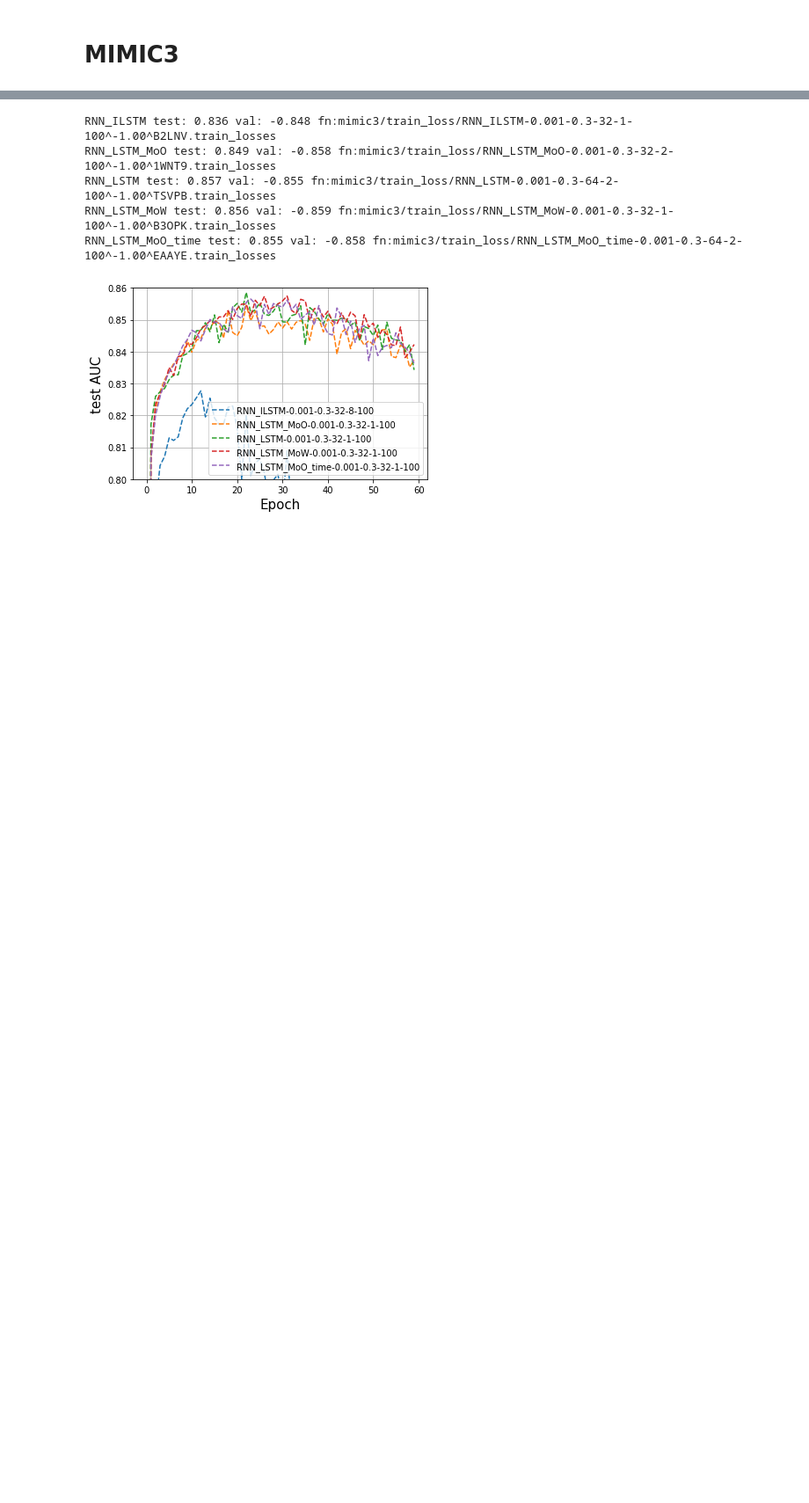
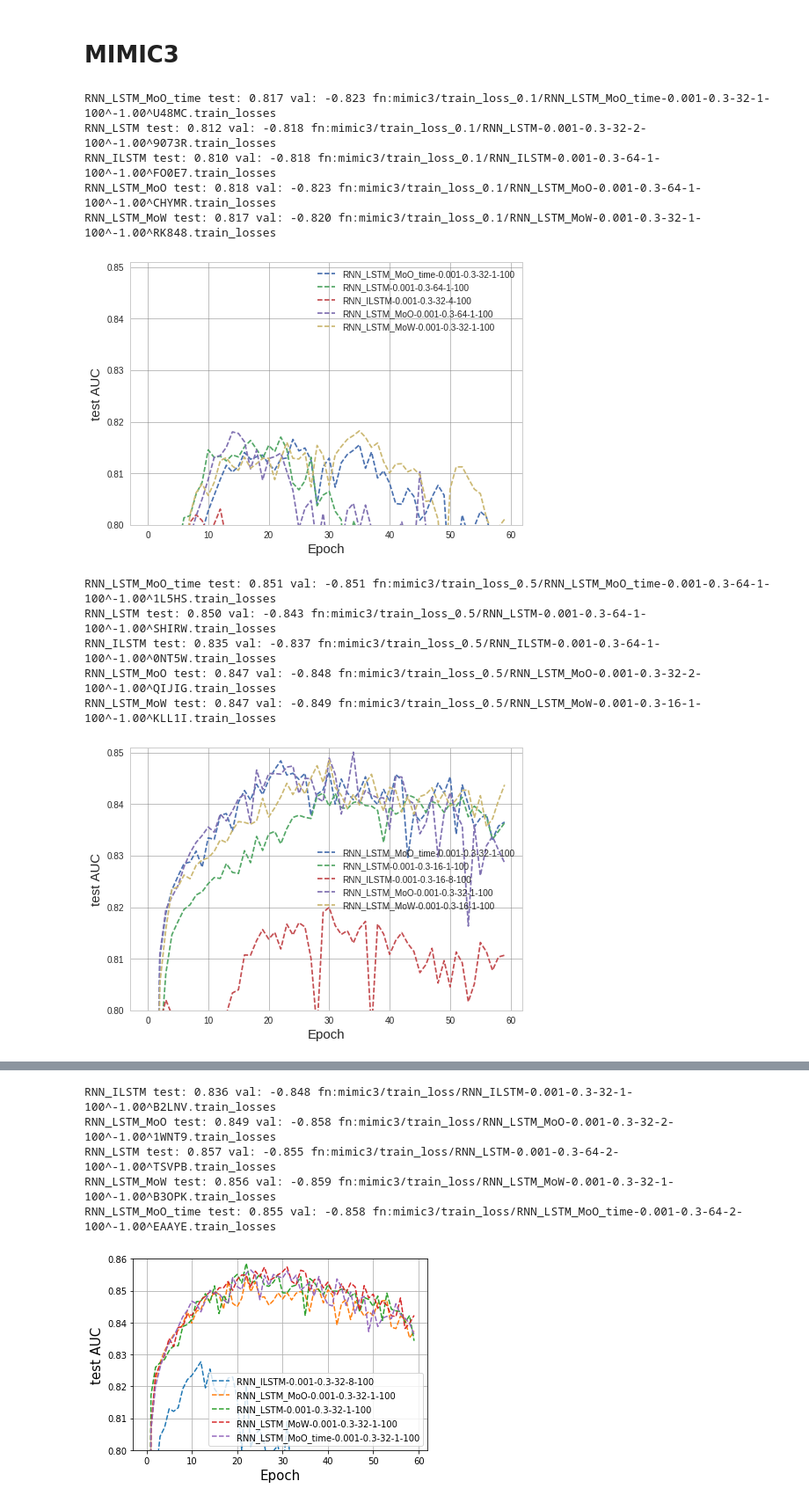
Before and after one commit to nathanwang000/sequence_fun, a Jupyter notebook: SelectivelyShareWeights_relaxedRNN.ipynb, the cells around one changed output, grey strips where cells are left out. Shown at 88% size. Saved outputs shown, nothing was run; the diff lists cells and outputs as text; code cells hidden in the pictures; blank space fills up the shorter version.

```diff
--- a/SelectivelyShareWeights_relaxedRNN.ipynb
+++ b/SelectivelyShareWeights_relaxedRNN.ipynb
@@ -26,2 +91,22 @@ torch.set_num_threads(1)
 # %% [markdown]
 # MIMIC3
+# %%
+plot_best_test('mimic3/train_loss_0.1/*.train_losses', ylabel='AUC', ylim=[0.8, 0.851], q_low=25, q_high=75)
+plot_best_test('mimic3/train_loss_0.5/*.train_losses', ylabel='AUC', ylim=[0.8, 0.851], q_low=25, q_high=75)
+
+#plot_best('mimic3/train_loss_0.1/*.train_errors')
+#plot_best('mimic3/train_loss/*.train_errors')
+#plot_best('mimic3/train_loss/*.val_errors')
+# %% [output]
+RNN_LSTM_MoO_time test: 0.817 val: -0.823 fn:mimic3/train_loss_0.1/RNN_LSTM_MoO_time-0.001-0.3-32-1-100^-1.00^U48MC.train_losses
+RNN_LSTM test: 0.812 val: -0.818 fn:mimic3/train_loss_0.1/RNN_LSTM-0.001-0.3-32-2-100^-1.00^9073R.train_losses
+RNN_ILSTM test: 0.810 val: -0.818 fn:mimic3/train_loss_0.1/RNN_ILSTM-0.001-0.3-64-1-100^-1.00^FO0E7.train_losses
+RNN_LSTM_MoO test: 0.818 val: -0.823 fn:mimic3/train_loss_0.1/RNN_LSTM_MoO-0.001-0.3-64-1-100^-1.00^CHYMR.train_losses
+RNN_LSTM_MoW test: 0.817 val: -0.820 fn:mimic3/train_loss_0.1/RNN_LSTM_MoW-0.001-0.3-32-1-100^-1.00^RK848.train_losses
+[figure, added]
+RNN_LSTM_MoO_time test: 0.851 val: -0.851 fn:mimic3/train_loss_0.5/RNN_LSTM_MoO_time-0.001-0.3-64-1-100^-1.00^1L5HS.train_losses
+RNN_LSTM test: 0.850 val: -0.843 fn:mimic3/train_loss_0.5/RNN_LSTM-0.001-0.3-64-1-100^-1.00^SHIRW.train_losses
+RNN_ILSTM test: 0.835 val: -0.837 fn:mimic3/train_loss_0.5/RNN_ILSTM-0.001-0.3-64-1-100^-1.00^0NT5W.train_losses
+RNN_LSTM_MoO test: 0.847 val: -0.848 fn:mimic3/train_loss_0.5/RNN_LSTM_MoO-0.001-0.3-32-2-100^-1.00^QIJIG.train_losses
+RNN_LSTM_MoW test: 0.847 val: -0.849 fn:mimic3/train_loss_0.5/RNN_LSTM_MoW-0.001-0.3-16-1-100^-1.00^KLL1I.train_losses
+[figure, added]
```
Also changed, not shown: parts of 7 cells of this notebook, 3 other files.
